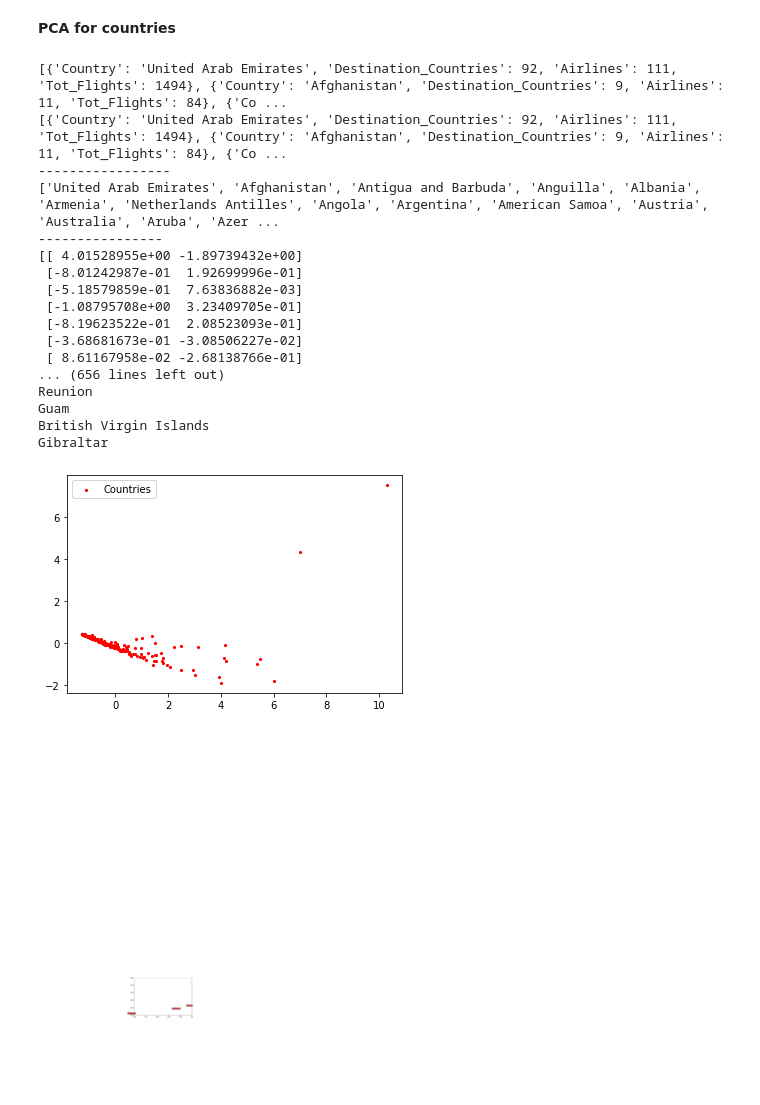
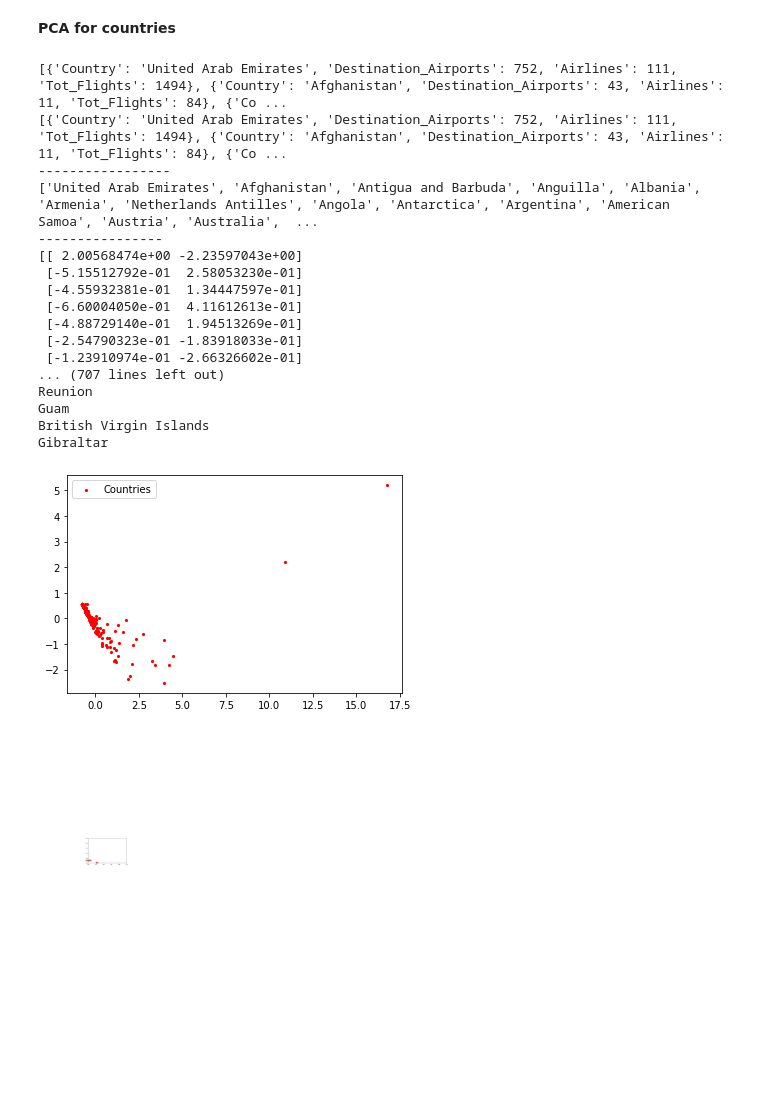
Before and after one commit to gianluca-maselli/Traffic-Airline-Analyzer, a Jupyter notebook: PCAscript.ipynb, the cells around one changed output. Drawn from its saved outputs; the diff is of its cells as text; code cells hidden in the pictures; blank space fills up the shorter version.

```diff
--- a/PCAscript.ipynb
+++ b/PCAscript.ipynb
@@ -53,6 +53,6 @@ centroids.plot(ax = base, marker = 'o', color = 'red', markersize = 5)
 #airports data
 data = pd.read_csv('/content/drive/MyDrive/dataPCA.csv', sep=';')
 #countries data
-data2 = pd.read_csv('/content/drive/MyDrive/dataPCA_countries2.csv', sep=';')
+data2 = pd.read_csv('/content/drive/MyDrive/dataPCA_countries.csv', sep=';')
 data2.head(20)
 # %% [output]
@@ -175,11 +175,11 @@ for i in range(len(data2)):
   row = data2.iloc[i]
   country = row['Country']
   #destination_Airports = row['Destination_Airports']
-  destination_countries = row['Destination_Countries']
+  destination_Airports = row['Destination_Airports']
   airlines = row['Airlines']
   tot_flights = row['Tot_Flights']
   dictionary = {'Country':country,
-               'Destination_Countries':destination_countries,
+               'Destination_Airports':destination_Airports,
                'Airlines':airlines,
                'Tot_Flights':tot_flights
                }
@@ -193,7 +193,7 @@ def dim_red_computation (dictionary, dim_reduction_alg='PCA'):
     for node in dictionary:
         nodes_id.append(node['Country'])
         node_values = []
-        node_values.append(node['Destination_Countries'])
+        node_values.append(node['Destination_Airports'])
         node_values.append(node['Airlines'])
         node_values.append(node['Tot_Flights'])
 
@@ -238,44 +238,44 @@ print(nodes_id)
 print('----------------')
 print(pos)
 print('----------------')
 print(standard_input_list)
 
 #plot_dim_red(nodes_id, pos)
 j = 0
 pca_dict = []
 for i in range(len(nodes_id)):
 
     pca_res = {}
     pos_dict = []
     country = str(nodes_id[i])
     print(country)
     x = pos[i][0]
     y = pos[i][1]
     pos_dict = [x,y]
     pca_res = {"Country": country, "PCA_pos": pos_dict}
     pca_dict.append(pca_res)
 
 #print(pca_dict)
-with open('/content/drive/MyDrive/pca_countries2_pos.json', 'w') as f:
+with open('/content/drive/MyDrive/pca_countries_pos.json', 'w') as f:
     json.dump(pca_dict,f)
 plot_dim_red(nodes_id, pos)
 # %% [output]
-[{'Country': 'United Arab Emirates', 'Destination_Countries': 92, 'Airlines': 111, 'Tot_Flights': 1494}, {'Country': 'Afghanistan', 'Destination_Countries': 9, 'Airlines': 11, 'Tot_Flights': 84}, {'Co ...
-[{'Country': 'United Arab Emirates', 'Destination_Countries': 92, 'Airlines': 111, 'Tot_Flights': 1494}, {'Country': 'Afghanistan', 'Destination_Countries': 9, 'Airlines': 11, 'Tot_Flights': 84}, {'Co ...
+[{'Country': 'United Arab Emirates', 'Destination_Airports': 752, 'Airlines': 111, 'Tot_Flights': 1494}, {'Country': 'Afghanistan', 'Destination_Airports': 43, 'Airlines': 11, 'Tot_Flights': 84}, {'Co ...
+[{'Country': 'United Arab Emirates', 'Destination_Airports': 752, 'Airlines': 111, 'Tot_Flights': 1494}, {'Country': 'Afghanistan', 'Destination_Airports': 43, 'Airlines': 11, 'Tot_Flights': 84}, {'Co ...
 -----------------
-['United Arab Emirates', 'Afghanistan', 'Antigua and Barbuda', 'Anguilla', 'Albania', 'Armenia', 'Netherlands Antilles', 'Angola', 'Argentina', 'American Samoa', 'Austria', 'Australia', 'Aruba', 'Azer ...
+['United Arab Emirates', 'Afghanistan', 'Antigua and Barbuda', 'Anguilla', 'Albania', 'Armenia', 'Netherlands Antilles', 'Angola', 'Antarctica', 'Argentina', 'American Samoa', 'Austria', 'Australia',  ...
 ----------------
-[[ 4.01528955e+00 -1.89739432e+00]
- [-8.01242987e-01  1.92699996e-01]
- [-5.18579859e-01  7.63836882e-03]
- [-1.08795708e+00  3.23409705e-01]
- [-8.19623522e-01  2.08523093e-01]
- [-3.68681673e-01 -3.08506227e-02]
- [ 8.61167958e-02 -2.68138766e-01]
-... (656 lines left out)
+[[ 2.00568474e+00 -2.23597043e+00]
+ [-5.15512792e-01  2.58053230e-01]
+ [-4.55932381e-01  1.34447597e-01]
+ [-6.60004050e-01  4.11612613e-01]
+ [-4.88729140e-01  1.94513269e-01]
+ [-2.54790323e-01 -1.83918033e-01]
+ [-1.23910974e-01 -2.66326602e-01]
+... (707 lines left out)
 Reunion
 Guam
 British Virgin Islands
 Gibraltar
-[figure, old version]
+[figure, new version]
-[figure, old version]
+[figure, new version]
```
Also changed, not shown: parts of 2 cells of this notebook, 3 other files.
